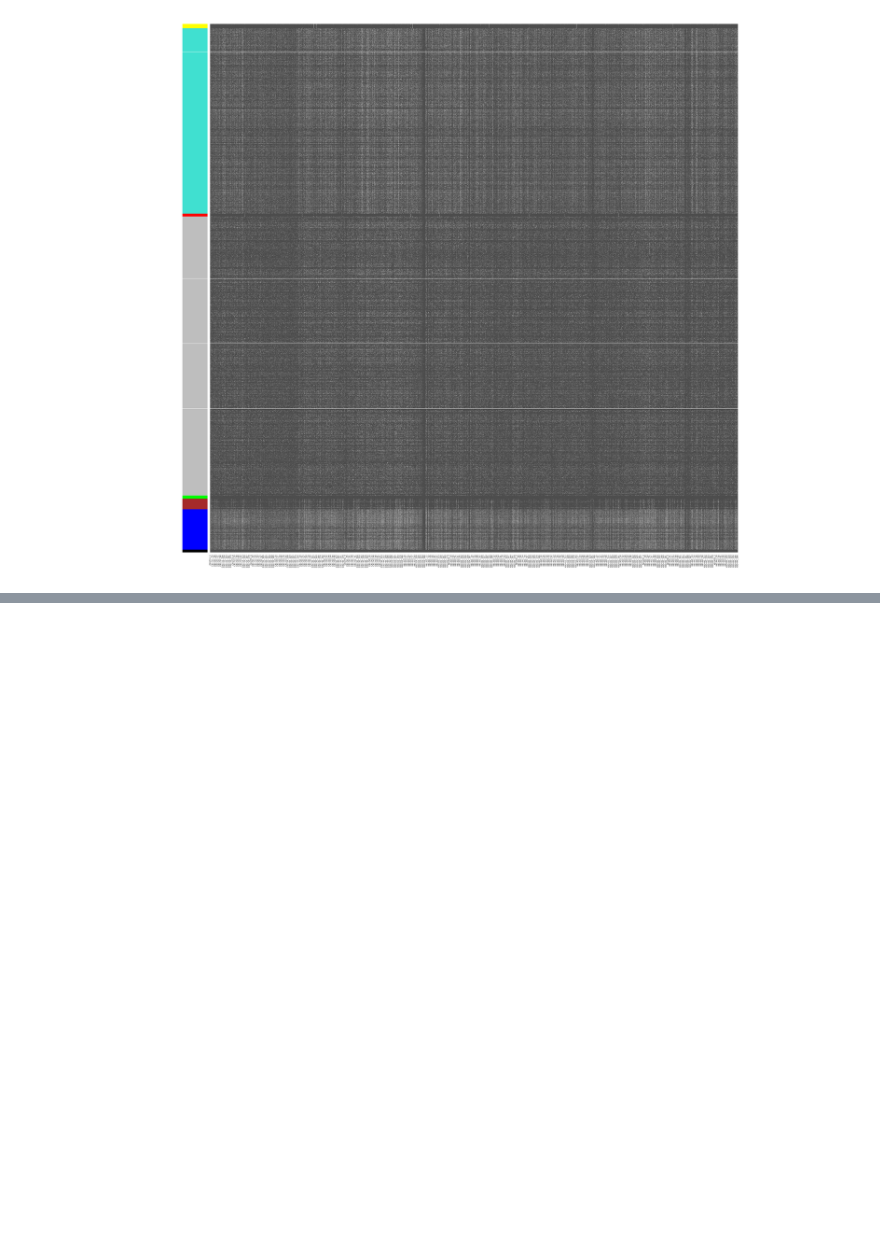
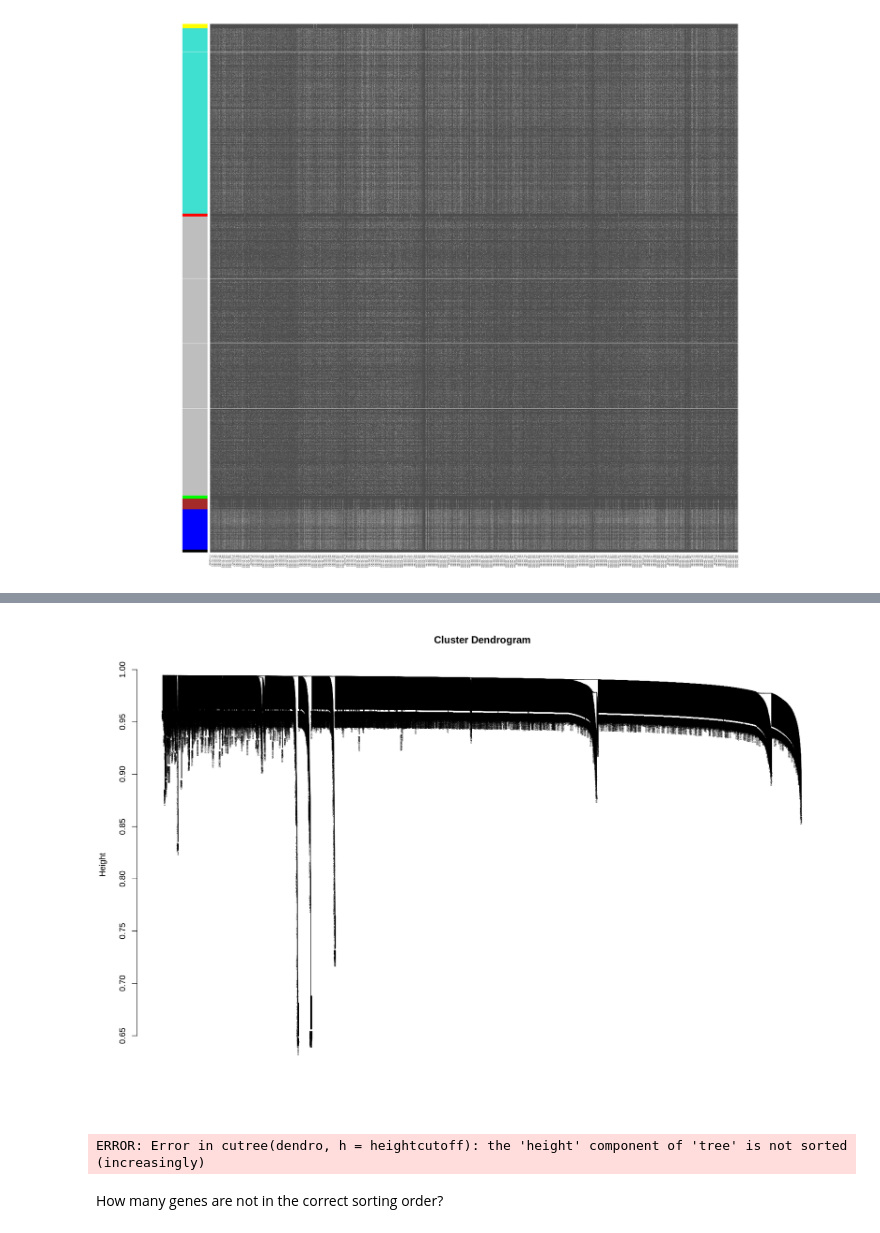
Before and after one commit to mtekman/scRNA_2020_salas, a Jupyter notebook: 4_wgcna.ipynb, the cells around one changed output, grey strips where cells are left out. Drawn from its saved outputs; the diff is of its cells as text; code cells hidden in the pictures; blank space fills up the shorter version.

Commit message:
individual cluster look

```diff
--- a/4_wgcna.ipynb
+++ b/4_wgcna.ipynb
@@ -396,0 +401,4 @@ saveRDS(TOM, file="files/4_wgcna/TOM_7477.rds")
+# %%
+library(WGCNA)
+library(flashClust)
+TOM <- readRDS("files/4_wgcna//TOM_18816.rds")
@@ -396,0 +423,17 @@ saveRDS(TOM, file="files/4_wgcna/TOM_7477.rds")
+# %%
+##colnames(TOM) = rownames(TOM) = SubGeneNames
+dissTOM = 1-TOM
+# %%
+options(repr.plot.width= 15, repr.plot.height = 10);
+geneTree = flashClust(as.dist(dissTOM), method="average")
+plot(geneTree, xlab="", sub="",cex=0.3);
+# %% [output]
+[figure, added]
+# %%
+minModuleSize = 20;
+dynamicMods = cutreeDynamic(dendro = geneTree,  method="tree", minClusterSize = minModuleSize);
+table(dynamicMods)
+# %% [output]
+ERROR: Error in cutree(dendro, h = heightcutoff): the 'height' component of 'tree' is not sorted (increasingly)
+# %% [markdown]
+How many genes are not in the correct sorting order?
```
Also changed, not shown: parts of 36 cells of this notebook.
